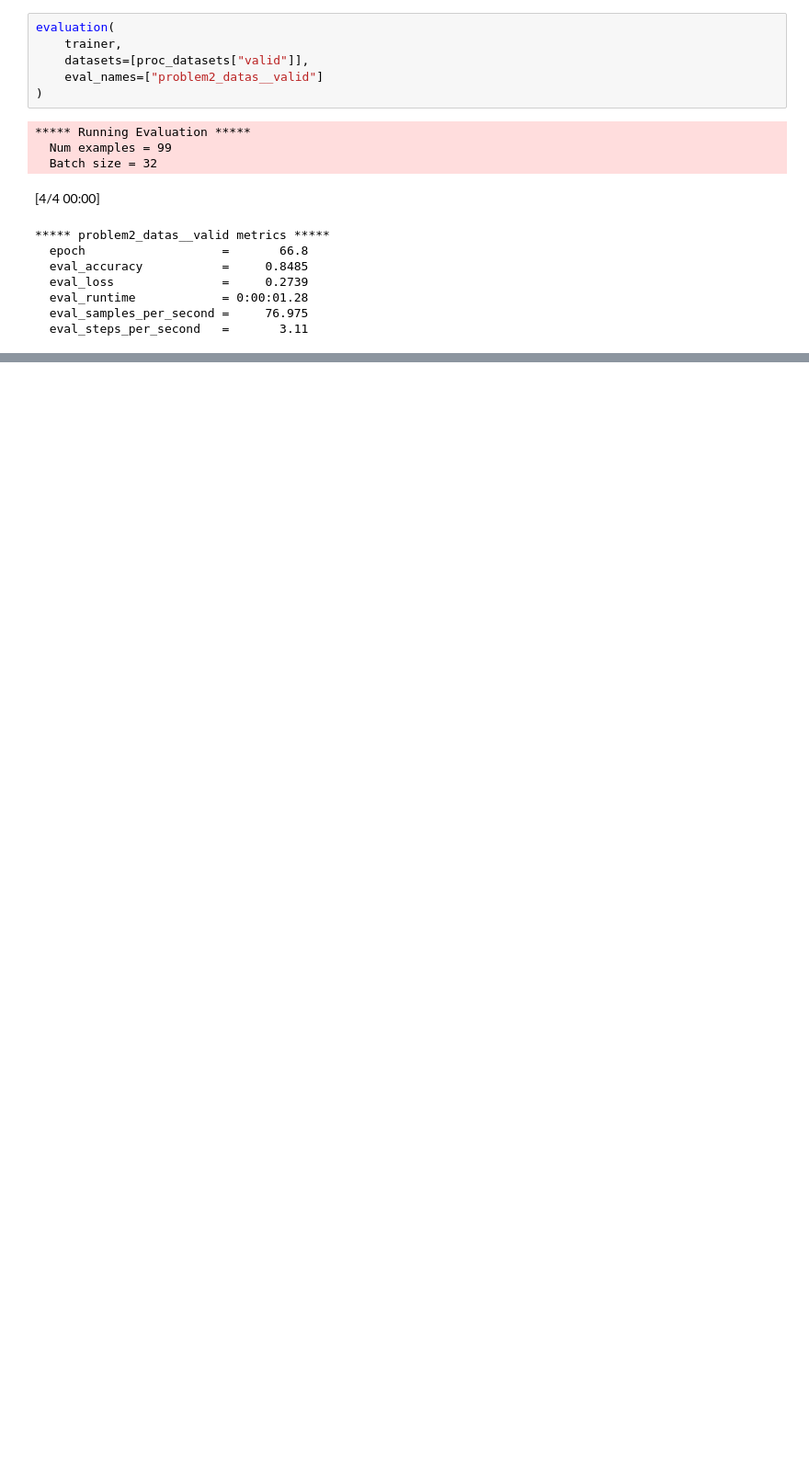
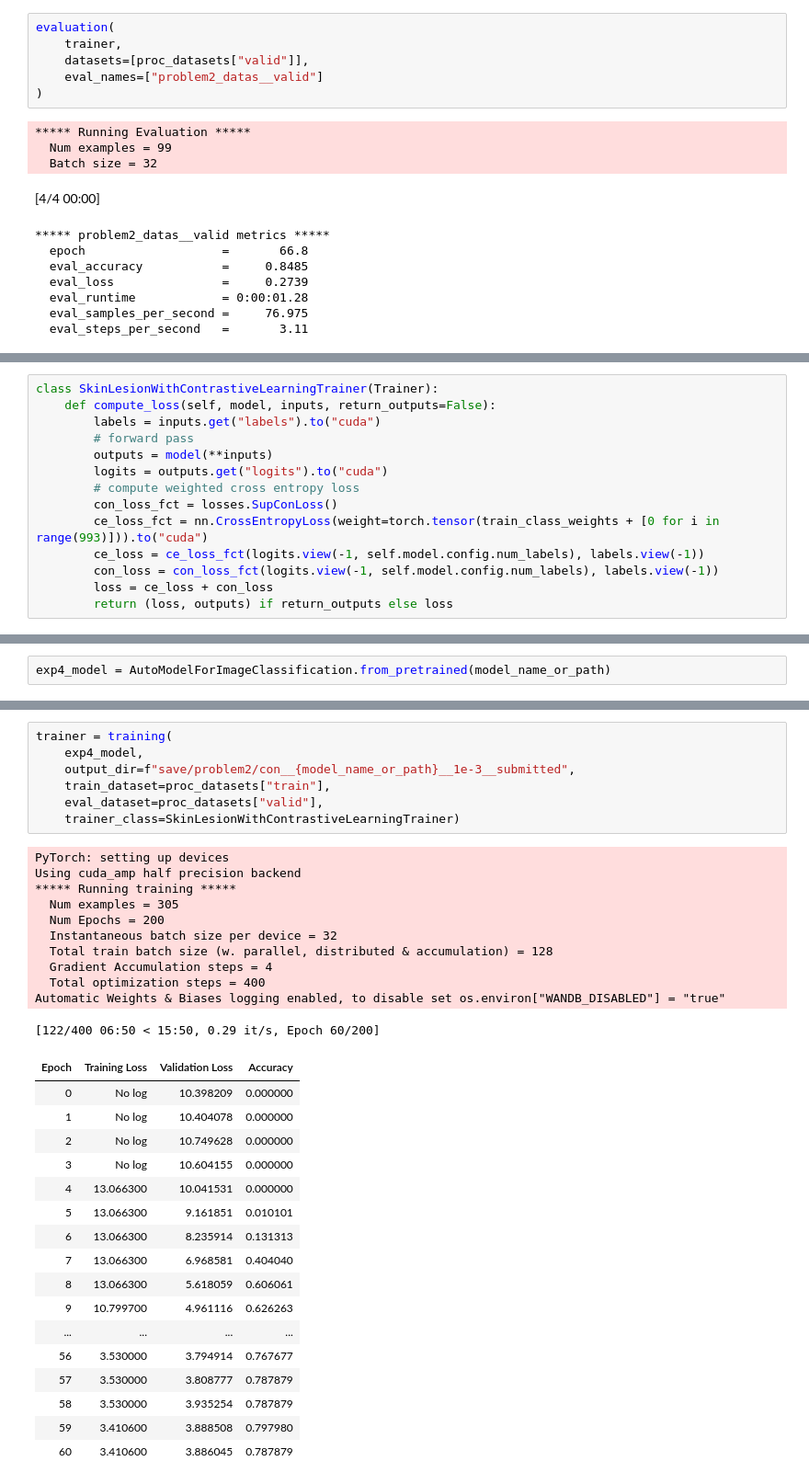
Before and after one commit to holylovenia/ai-healthcare, a Jupyter notebook: assignment1/problem2-testasvalid-resnet1.ipynb, the cells around one changed output, grey strips where cells are left out. Shown at 92% size. Cells and saved outputs as stored; diff of their text form; blank space fills up the shorter version.

```diff
--- a/assignment1/problem2-testasvalid-resnet1.ipynb
+++ b/assignment1/problem2-testasvalid-resnet1.ipynb
@@ -715,0 +721,14 @@ plt.imshow(img)
+# %%
+class SkinLesionWithContrastiveLearningTrainer(Trainer):
+    def compute_loss(self, model, inputs, return_outputs=False):
+        labels = inputs.get("labels").to("cuda")
+        # forward pass
+        outputs = model(**inputs)
+        logits = outputs.get("logits").to("cuda")
+        # compute weighted cross entropy loss
+        con_loss_fct = losses.SupConLoss()
+        ce_loss_fct = nn.CrossEntropyLoss(weight=torch.tensor(train_class_weights + [0 for i in range(993)])).to("cuda")
+        ce_loss = ce_loss_fct(logits.view(-1, self.model.config.num_labels), labels.view(-1))
+        con_loss = con_loss_fct(logits.view(-1, self.model.config.num_labels), labels.view(-1))
+        loss = ce_loss + con_loss
+        return (loss, outputs) if return_outputs else loss
@@ -715,0 +737,2 @@ plt.imshow(img)
+# %%
+exp4_model = AutoModelForImageClassification.from_pretrained(model_name_or_path)
@@ -715,0 +757,36 @@ plt.imshow(img)
+# %%
+trainer = training(
+    exp4_model,
+    output_dir=f"save/problem2/con__{model_name_or_path}__1e-3__submitted",
+    train_dataset=proc_datasets["train"],
+    eval_dataset=proc_datasets["valid"],
+    trainer_class=SkinLesionWithContrastiveLearningTrainer)
+# %% [output]
+PyTorch: setting up devices
+Using cuda_amp half precision backend
+***** Running training *****
+  Num examples = 305
+  Num Epochs = 200
+  Instantaneous batch size per device = 32
+  Total train batch size (w. parallel, distributed & accumulation) = 128
+  Gradient Accumulation steps = 4
+  Total optimization steps = 400
+Automatic Weights & Biases logging enabled, to disable set os.environ["WANDB_DISABLED"] = "true"
+[122/400 06:50 < 15:50, 0.29 it/s, Epoch 60/200]
+| Epoch | Training Loss | Validation Loss | Accuracy |
+| 0 | No log | 10.398209 | 0.000000 |
+| 1 | No log | 10.404078 | 0.000000 |
+| 2 | No log | 10.749628 | 0.000000 |
+| 3 | No log | 10.604155 | 0.000000 |
+| 4 | 13.066300 | 10.041531 | 0.000000 |
+| 5 | 13.066300 | 9.161851 | 0.010101 |
+| 6 | 13.066300 | 8.235914 | 0.131313 |
+| 7 | 13.066300 | 6.968581 | 0.404040 |
+| 8 | 13.066300 | 5.618059 | 0.606061 |
+| 9 | 10.799700 | 4.961116 | 0.626263 |
+| ... | ... | ... | ... |
+| 56 | 3.530000 | 3.794914 | 0.767677 |
+| 57 | 3.530000 | 3.808777 | 0.787879 |
+| 58 | 3.530000 | 3.935254 | 0.787879 |
+| 59 | 3.410600 | 3.888508 | 0.797980 |
+| 60 | 3.410600 | 3.886045 | 0.787879 |
```
Also changed, not shown: parts of 30 cells of this notebook, 3 other files.
